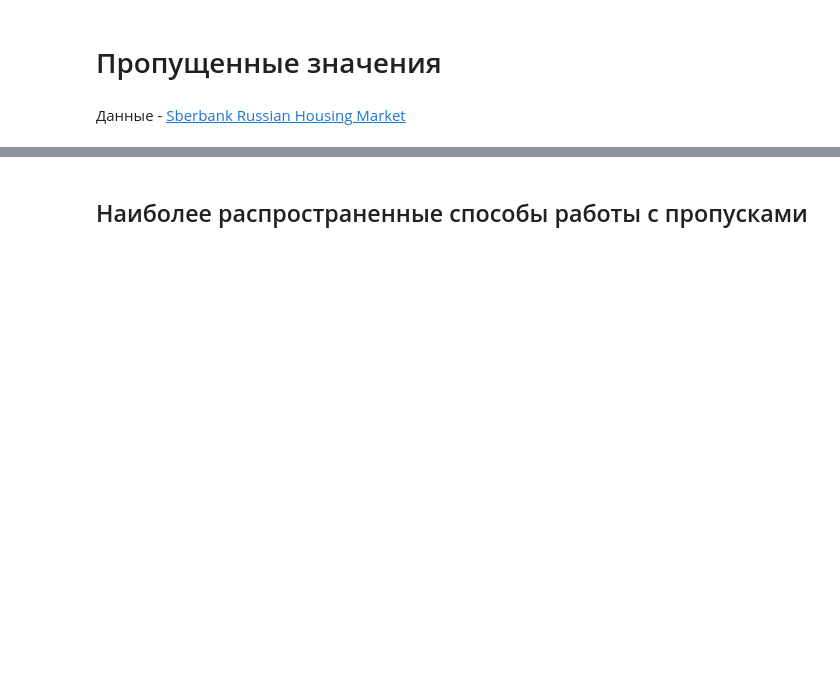
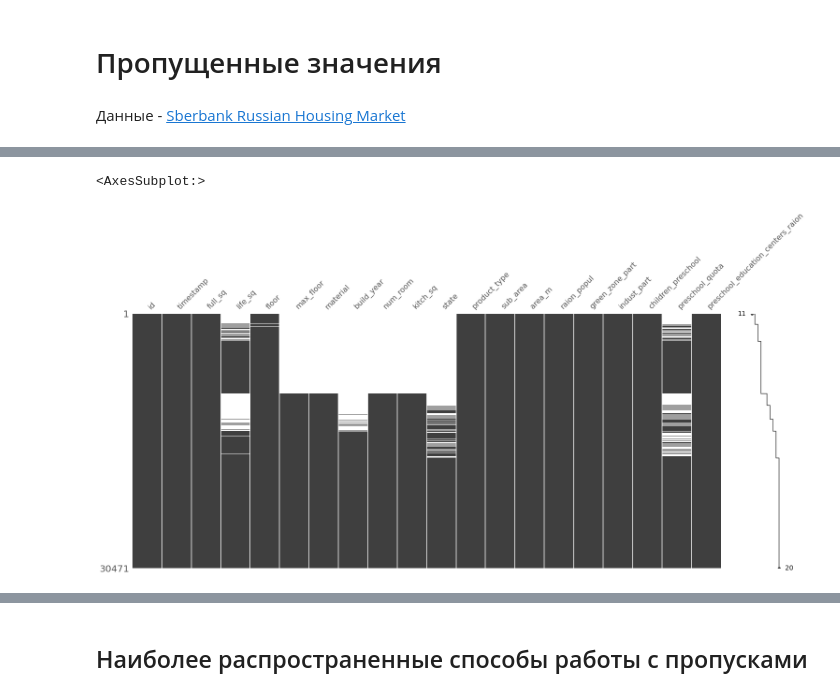
Before and after one commit to byteturner/skill_factory, a Jupyter notebook: data_analysys/pipeline-skillfactory-proc.ipynb, the cells around one changed output, grey strips where cells are left out. Cells and saved outputs as stored; diff of their text form; code cells hidden in the pictures; blank space fills up the shorter version.

```diff
--- a/data_analysys/pipeline-skillfactory-proc.ipynb
+++ b/data_analysys/pipeline-skillfactory-proc.ipynb
@@ -605,4 +688,7 @@ msno.matrix(df, sort='ascending')
 # %%
-msno.matrix(df.iloc[:, :10], sort='ascending')
+msno.matrix(df.iloc[:, :20], sort='ascending')
+# %% [output]
+<AxesSubplot:>
+[figure, added]
 # %%
 msno.dendrogram(df)
```
Also changed, not shown: parts of 41 cells of this notebook.
